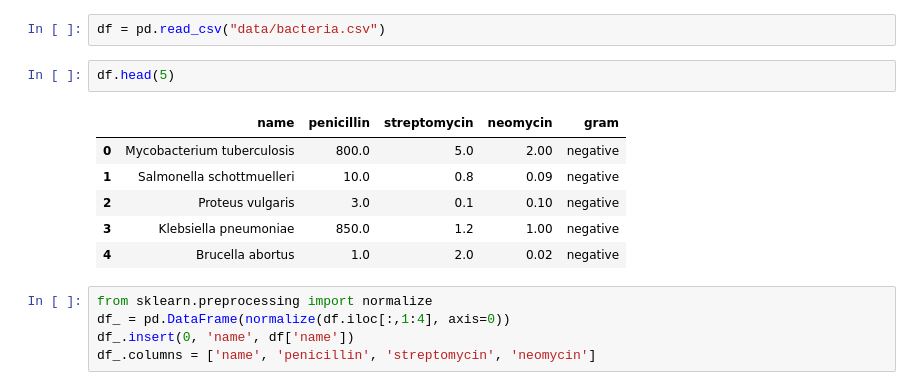
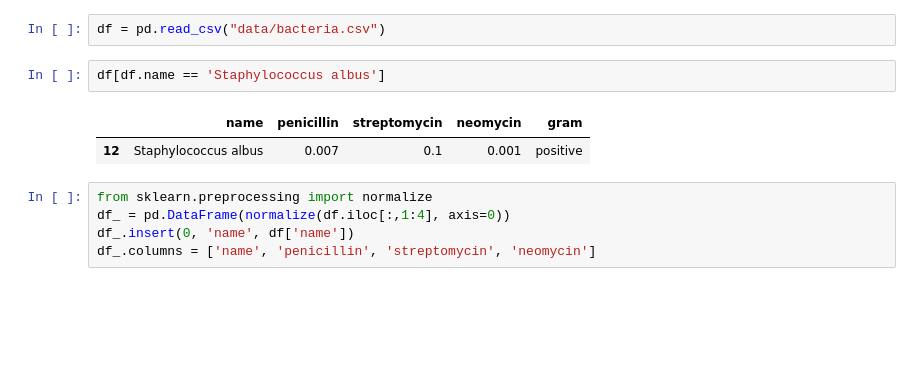
Before and after one commit to cottalucas/ds-2017, a Jupyter notebook: Viz/burtin's antibiotics parody .ipynb, the cells around one changed output. Drawn from its saved outputs; the diff is of its cells as text; blank space fills up the shorter version.

```diff
--- a/Viz/burtin's antibiotics parody .ipynb
+++ b/Viz/burtin's antibiotics parody .ipynb
@@ -11,15 +11,11 @@ import matplotlib.pyplot as plt
 import seaborn as sns
 # %%
 df = pd.read_csv("data/bacteria.csv")
-# %%
-df.head(5)
-# %% [output]
-|  | name | penicillin | streptomycin | neomycin | gram |
-| 0 | Mycobacterium tuberculosis | 800.0 | 5.0 | 2.00 | negative |
-| 1 | Salmonella schottmuelleri | 10.0 | 0.8 | 0.09 | negative |
-| 2 | Proteus vulgaris | 3.0 | 0.1 | 0.10 | negative |
-| 3 | Klebsiella pneumoniae | 850.0 | 1.2 | 1.00 | negative |
-| 4 | Brucella abortus | 1.0 | 2.0 | 0.02 | negative |
+# %%
+df[df.name == 'Staphylococcus albus']
+# %% [output]
+|  | name | penicillin | streptomycin | neomycin | gram |
+| 12 | Staphylococcus albus | 0.007 | 0.1 | 0.001 | positive |
 # %%
 from sklearn.preprocessing import normalize
 df_ = pd.DataFrame(normalize(df.iloc[:,1:4], axis=0))
```
Also changed, not shown: parts of 7 cells of this notebook.
